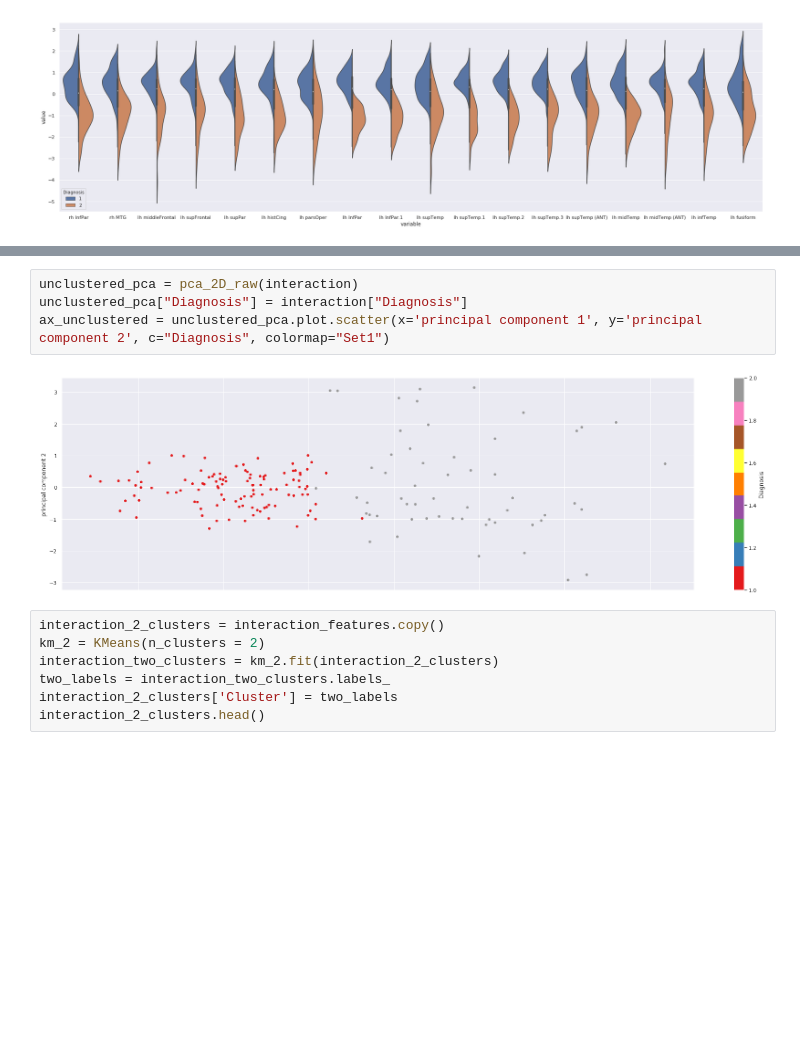
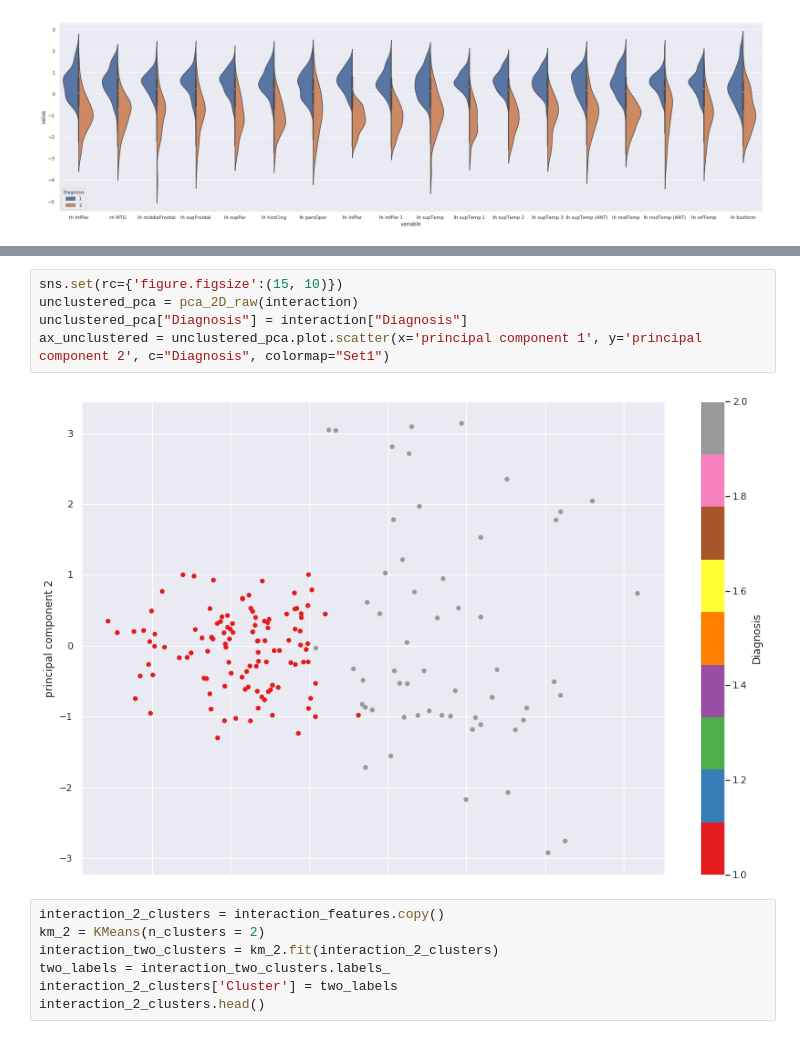
Before and after one commit to RoyMassett/Roy_Ava_Clustering_2019, a Jupyter notebook: notebooks/Thickness_Interaction_Clustering.ipynb, the cells around one changed output, grey strips where cells are left out. Drawn from its saved outputs; the diff is of its cells as text; blank space fills up the shorter version.

```diff
--- a/notebooks/Thickness_Interaction_Clustering.ipynb
+++ b/notebooks/Thickness_Interaction_Clustering.ipynb
@@ -151,9 +155,10 @@ SyntaxError: ignored
 # %%
+sns.set(rc={'figure.figsize':(15, 10)})
 unclustered_pca = pca_2D_raw(interaction)
 unclustered_pca["Diagnosis"] = interaction["Diagnosis"]
 ax_unclustered = unclustered_pca.plot.scatter(x='principal component 1', y='principal component 2', c="Diagnosis", colormap="Set1")
 # %% [output]
-[figure, old version]
+[figure, new version]
 # %%
 interaction_2_clusters = interaction_features.copy()
 km_2 = KMeans(n_clusters = 2)
```
Also changed, not shown: parts of 13 cells of this notebook.
